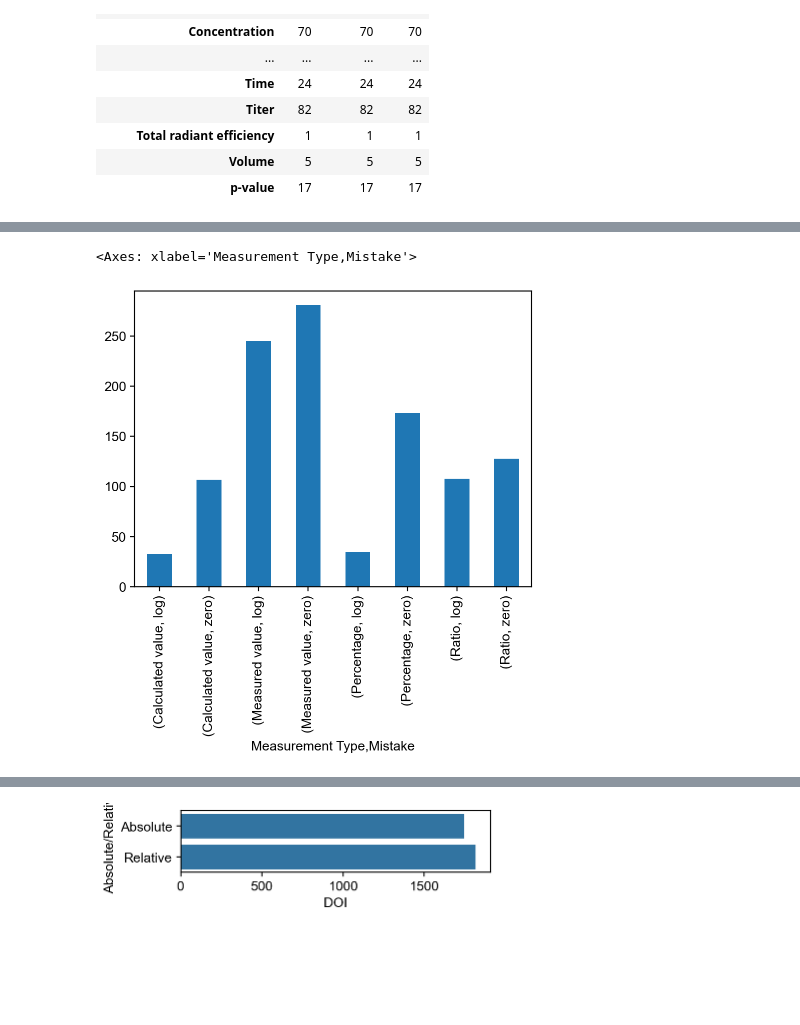
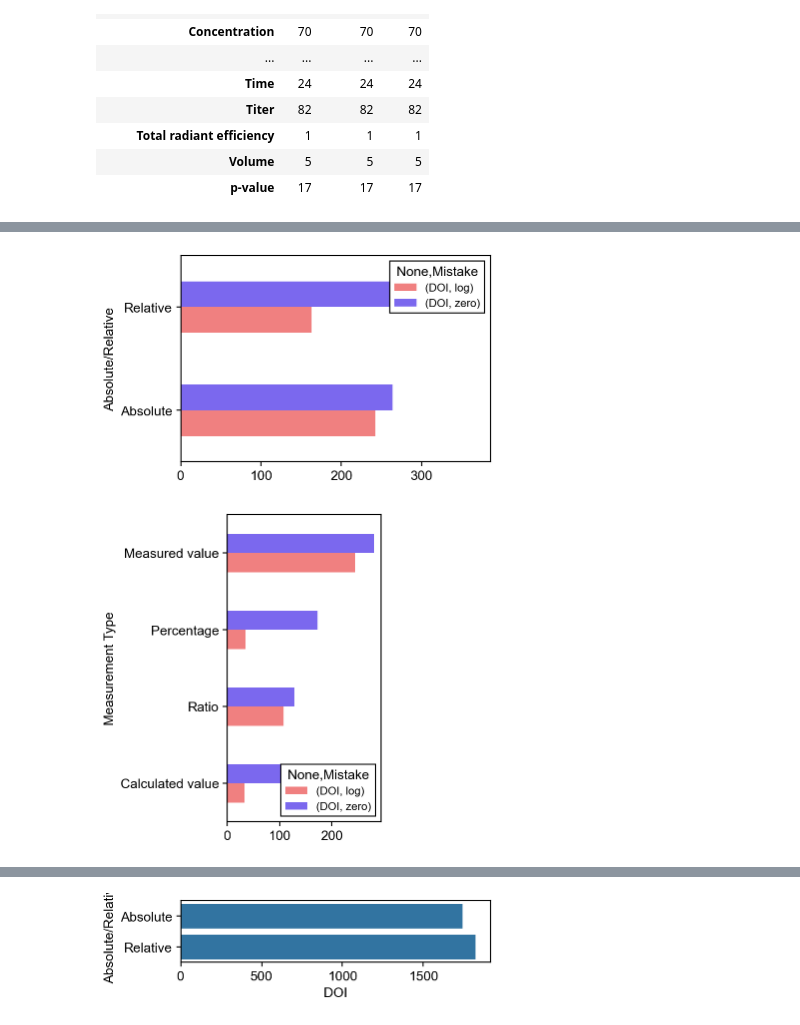
Before and after one commit to tengjuilin/misused-bar-graphs, a Jupyter notebook: lie-factor-quantification.ipynb, the cells around one changed output, grey strips where cells are left out. Saved outputs shown, nothing was run; the diff lists cells and outputs as text; code cells hidden in the pictures; blank space fills up the shorter version.

```diff
--- a/lie-factor-quantification.ipynb
+++ b/lie-factor-quantification.ipynb
@@ -296,0 +18,15 @@ Index(['Bioluminescence', 'Concentration', 'Constant', 'Count', 'Fluorescence',
+# %%
+bar_annot_df_list = []
+for journal in JOURNALS:
+    mistake_bar_annot_df_list = []
+    for mistake in MISTAKES:
+        # get filepaths of graph quantity annotation
+        annot_df_ = pd.read_excel(os.path.join(f'data/misused_bar_graph_figures/{journal}/{mistake}', 'annotation.xlsx'), index_col=0)
+        mistake_bar_annot_df_list.append(annot_df_)
+    # construct journal-level annotation df
+    journal_annot_df = pd.concat(mistake_bar_annot_df_list)
+    bar_annot_df_list.append(journal_annot_df)
+
+# construct overall df
+bar_annot_df = pd.concat(bar_annot_df_list)
+bar_annot_df
@@ -369,6 +2336,29 @@ bar_annot_df.groupby(['DOI', 'Mistake', 'Absolute/Relative']).count().iloc[:, 0]
+# %%
+df = bar_annot_df.groupby(['DOI', 'Mistake', 'Absolute/Relative']).count().iloc[:, 0].reset_index().groupby(['Absolute/Relative', 'Mistake']).count().iloc[:, 0].to_frame().reset_index().set_index('Absolute/Relative').pivot(columns='Mistake').fillna(0)
+df = df.sort_values(('DOI', 'zero'))
+fig, ax = plt.subplots(figsize=(5, 5))
+df.plot(
+    kind='barh',
+    stacked=False,
+    legend=True,
+    color=[ARTICLES_ZERO_PROBLEM_COLOR, ARTICLES_LOG_PROBLEM_COLOR],
+    ax=ax
+)
+ax.set_box_aspect(2/3)
+# %% [output]
+[figure, added]
 # %%
-bar_annot_df.groupby(['DOI', 'Mistake', 'Measurement Type']).count().iloc[:, 0].reset_index().groupby(['Measurement Type', 'Mistake']).count().iloc[:, 0].plot(kind='bar')
+df = bar_annot_df.groupby(['DOI', 'Mistake', 'Measurement Type']).count().iloc[:, 0].reset_index().groupby(['Measurement Type', 'Mistake']).count().iloc[:, 0].to_frame().reset_index().set_index('Measurement Type').pivot(columns='Mistake').fillna(0)
+df = df.sort_values(('DOI', 'zero'))
+fig, ax = plt.subplots(figsize=(5, 5))
+df.plot(
+    kind='barh',
+    stacked=False,
+    legend=True,
+    color=[ARTICLES_ZERO_PROBLEM_COLOR, ARTICLES_LOG_PROBLEM_COLOR],
+    ax=ax,
+)
+ax.set_box_aspect(2)
 # %% [output]
-<Axes: xlabel='Measurement Type,Mistake'>
-[figure, old version]
+[figure, new version]
 # %%
```
Also changed, not shown: parts of 148 cells of this notebook, 5 other files.
